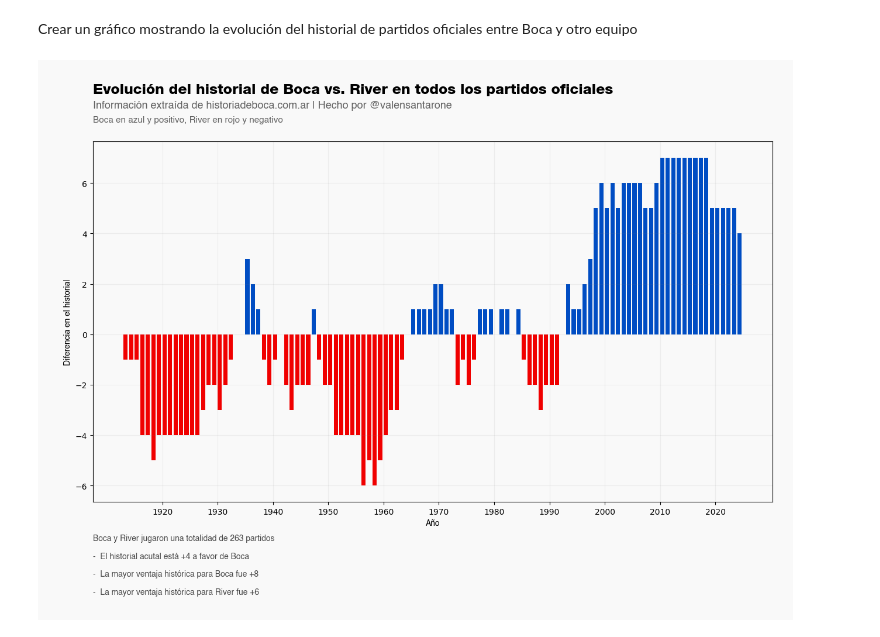
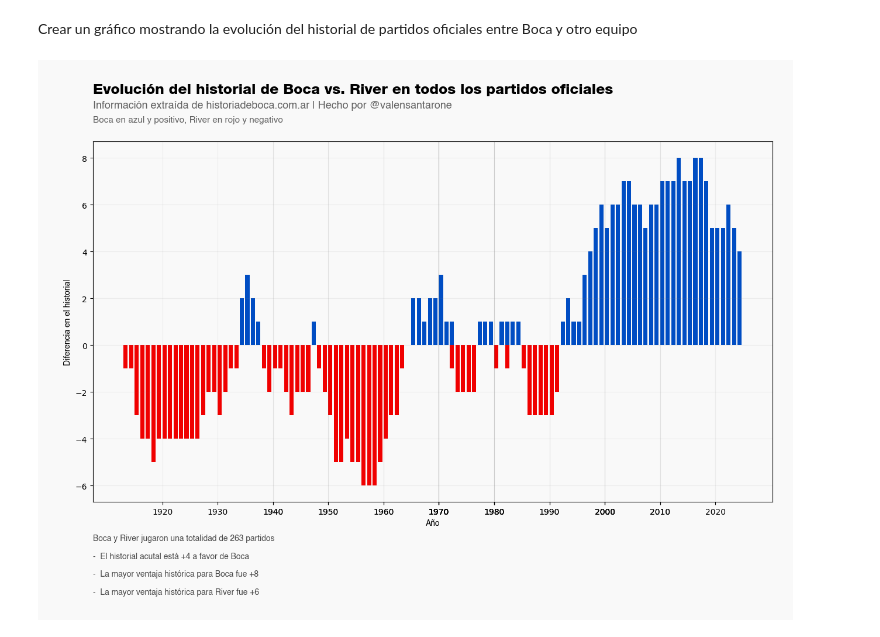
Before and after one commit to valensantarone/Boca-Juniors-DataFrame, a Jupyter notebook: historiales.ipynb, the cells around one changed output. Cells and saved outputs as stored; diff of their text form; code cells hidden in the pictures.

```diff
--- a/historiales.ipynb
+++ b/historiales.ipynb
@@ -49,16 +49,16 @@ for index, row in df.iterrows():
 # Rellenar los valores para que no haya espacios en blanco al momento de graficar las barras. También grafica el historial hasta el 2024.
 filled_historial_values = []
 filled_historial_dates = []
-prev_value = historial_values[0]
-last_year = max(historial_dates[-1], 2024)
-for missing_year in range(historial_dates[0], last_year + 1):
-    if missing_year in historial_dates:
-        filled_historial_values.append(historial_values[historial_dates.index(missing_year)])
-    else:
-        # Rellena con el valor anterior en caso de que no haya uno correspondiente.
-        filled_historial_values.append(prev_value)
-    filled_historial_dates.append(missing_year)
-    prev_value = filled_historial_values[-1]
+prev_value = historial_values[0]  # Valor inicial para el primer año
+for i, year in enumerate(historial_dates):
+    if i > 0 and historial_dates[i] - historial_dates[i - 1] > 1:
+        # Si falta un año, llenar el valor del año faltante con el valor anterior
+        for missing_year in range(historial_dates[i - 1] + 1, historial_dates[i]):
+            filled_historial_values.append(prev_value)
+            filled_historial_dates.append(missing_year)
+    filled_historial_values.append(historial_values[i])
+    filled_historial_dates.append(year)
+    prev_value = historial_values[i]
 
 # Configurar cada cuánto se mostrarán los años en los valores de x
 custom_xticks = []
@@ -91,31 +91,31 @@ boca_max = f'+{boca_max}'
 rival_max = f'+{rival_max}'
 
 # Conseguir la cantidad de partidos jugados
 total_matches = len(historial_values)
 
 
 # Ajustar el tamaño, color del gráfico y otras configuraciones
 plt.figure(figsize=(15, 8), facecolor='#F9F9F9')
 plt.gca().set_facecolor('#F9F9F9')
 colors = ['#004dc3' if val >= 0 else '#f00000' for val in filled_historial_values]
 plt.bar(filled_historial_dates, filled_historial_values, width=0.75, color=colors, align='edge')
 plt.xticks(custom_xticks)
 
 # Agregar información al gráfico
 plt.title(f'Evolución del historial de Boca vs. {rival} en todos los partidos oficiales', x=0, y=1.12, horizontalalignment='left', fontproperties=custom_font_title, fontsize=18)
 plt.text(1.02, 1.2, ' ', horizontalalignment='center', verticalalignment='center', transform=plt.gca().transAxes)
 plt.text(-0.07, -0.3, ' ', horizontalalignment='center', verticalalignment='center', transform=plt.gca().transAxes)
 plt.text(0, 1.1, 'Información extraída de historiadeboca.com.ar | Hecho por @valensantarone', horizontalalignment='left', verticalalignment='center', transform=plt.gca().transAxes, alpha=0.6, fontsize=13, fontproperties=custom_font_text)
 plt.text(0, 1.06, f'Boca en azul y positivo, {rival} en rojo y negativo', horizontalalignment='left', verticalalignment='center', transform=plt.gca().transAxes, alpha=0.6, fontsize=11, fontproperties=custom_font_text)
 plt.text(0, -0.1, f'Boca y {rival} jugaron una totalidad de {total_matches} partidos', horizontalalignment='left', verticalalignment='center', transform=plt.gca().transAxes, alpha=0.7, fontproperties=custom_font_text)
 plt.text(0, -0.15, historial_text, horizontalalignment='left', verticalalignment='center', transform=plt.gca().transAxes, alpha=0.7, fontproperties=custom_font_text)
 plt.text(0, -0.2, f'-  La mayor ventaja histórica para Boca fue {boca_max}', horizontalalignment='left', verticalalignment='center', transform=plt.gca().transAxes, alpha=0.7, fontproperties=custom_font_text)
 plt.text(0, -0.25, f'-  La mayor ventaja histórica para {rival} fue {rival_max}', horizontalalignment='left', verticalalignment='center', transform=plt.gca().transAxes, alpha=0.7, fontproperties=custom_font_text)
 plt.xlabel('Año', fontproperties=custom_font_text)
 plt.ylabel('Diferencia en el historial', fontproperties=custom_font_text)
 plt.grid(True, color='gray', alpha=0.1)
 
 # Mostrar el gráfico
 plt.show()
 # %% [output]
-[figure, old version]
+[figure, new version]
```
